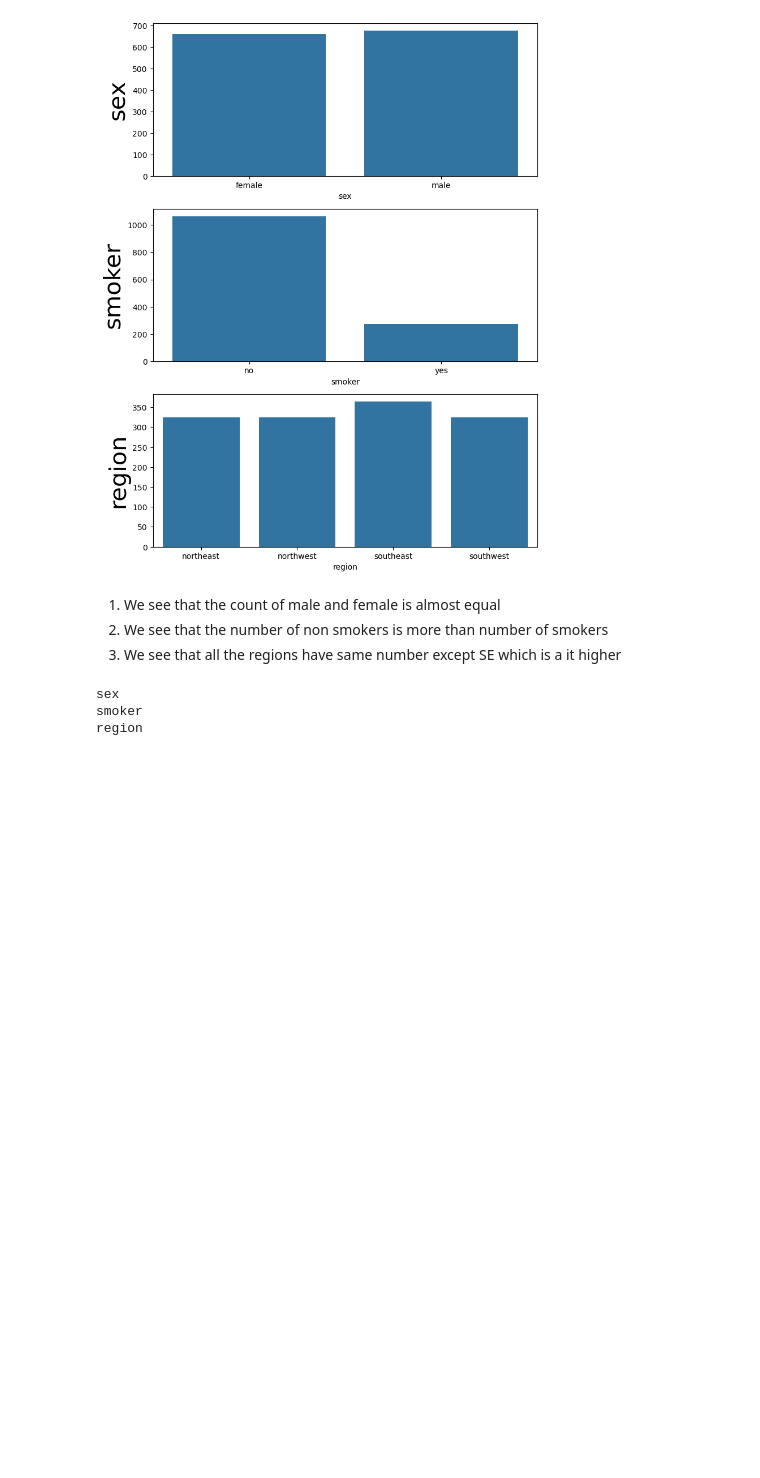
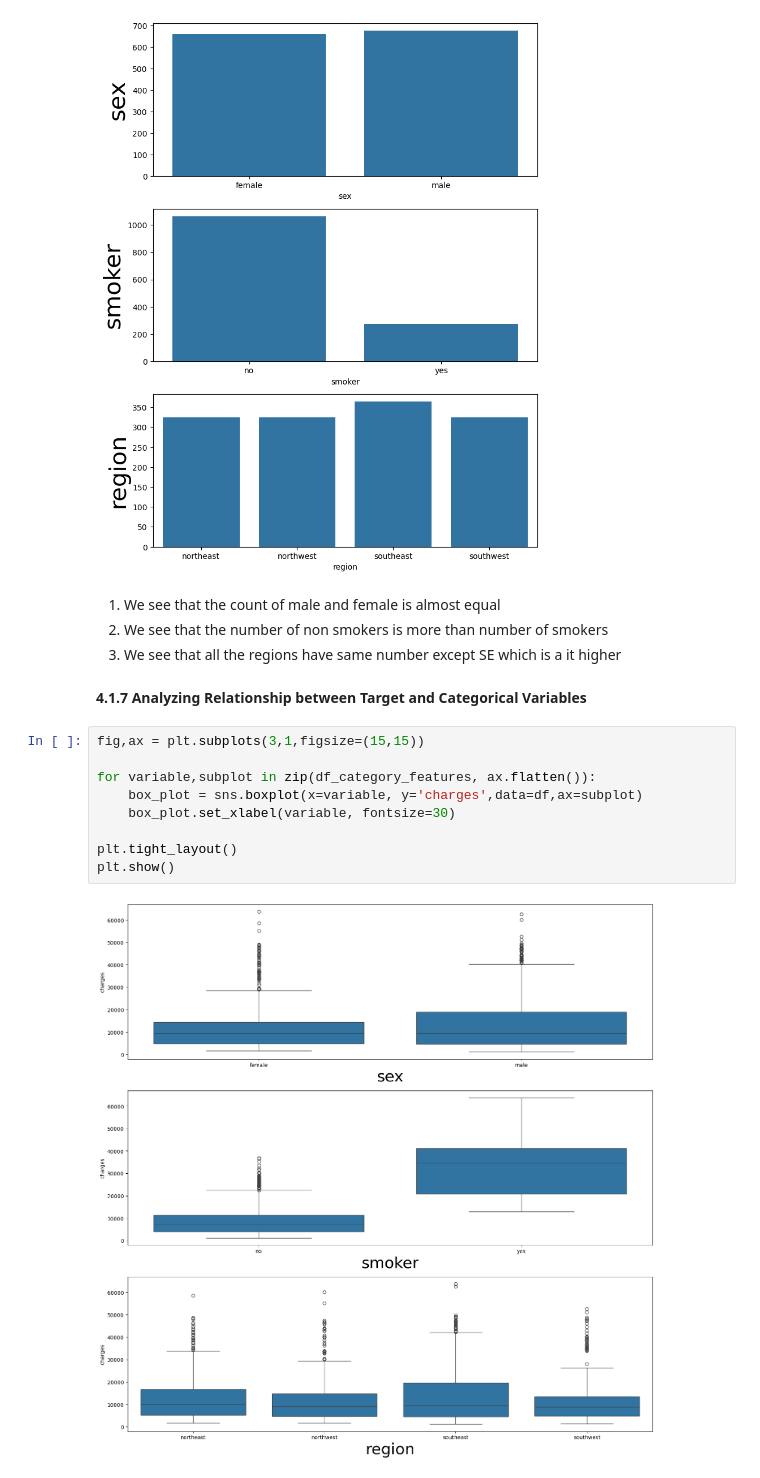
Before and after one commit to sawan13499/Health-Insurance-Case-Study, a Jupyter notebook: Health_Insurance_Case_Study_Practice.ipynb, the cells around one changed output. Saved outputs shown, nothing was run; the diff lists cells and outputs as text; blank space fills up the shorter version.

```diff
--- a/Health_Insurance_Case_Study_Practice.ipynb
+++ b/Health_Insurance_Case_Study_Practice.ipynb
@@ -283,8 +283,16 @@ plt.show()
 1. We see that the count of male and female is almost equal
 2. We see that the number of non smokers is more than number of smokers
 3. We see that all the regions have same number except SE which is a it higher
+# %% [markdown]
+**4.1.7 Analyzing Relationship between Target and   Categorical Variables**
 # %%
+fig,ax = plt.subplots(3,1,figsize=(15,15))
+
+for variable,subplot in zip(df_category_features, ax.flatten()):
+    box_plot = sns.boxplot(x=variable, y='charges',data=df,ax=subplot)
+    box_plot.set_xlabel(variable, fontsize=30)
+
+plt.tight_layout()
+plt.show()
 # %% [output]
-sex
-smoker
-region
+[figure, added]
```
Also changed, not shown: parts of 20 cells of this notebook, 1 other file.
